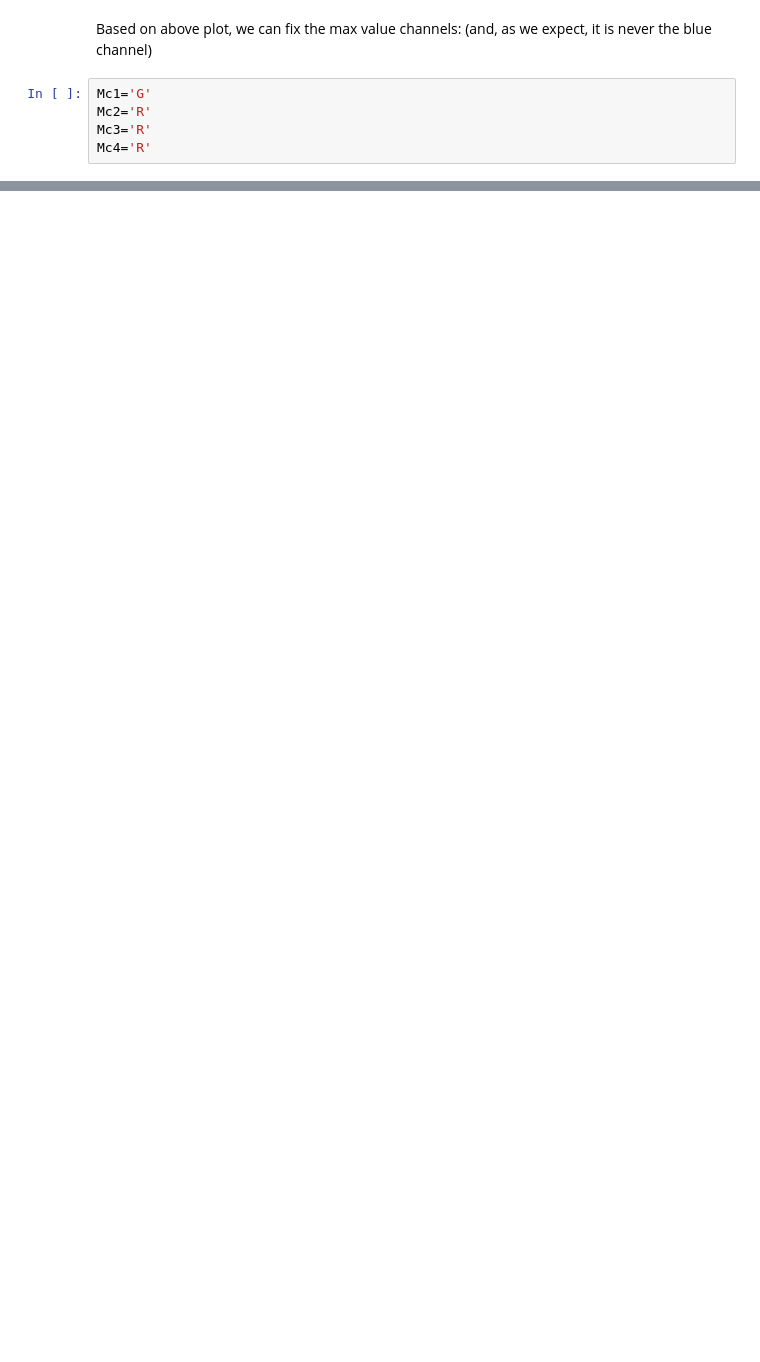
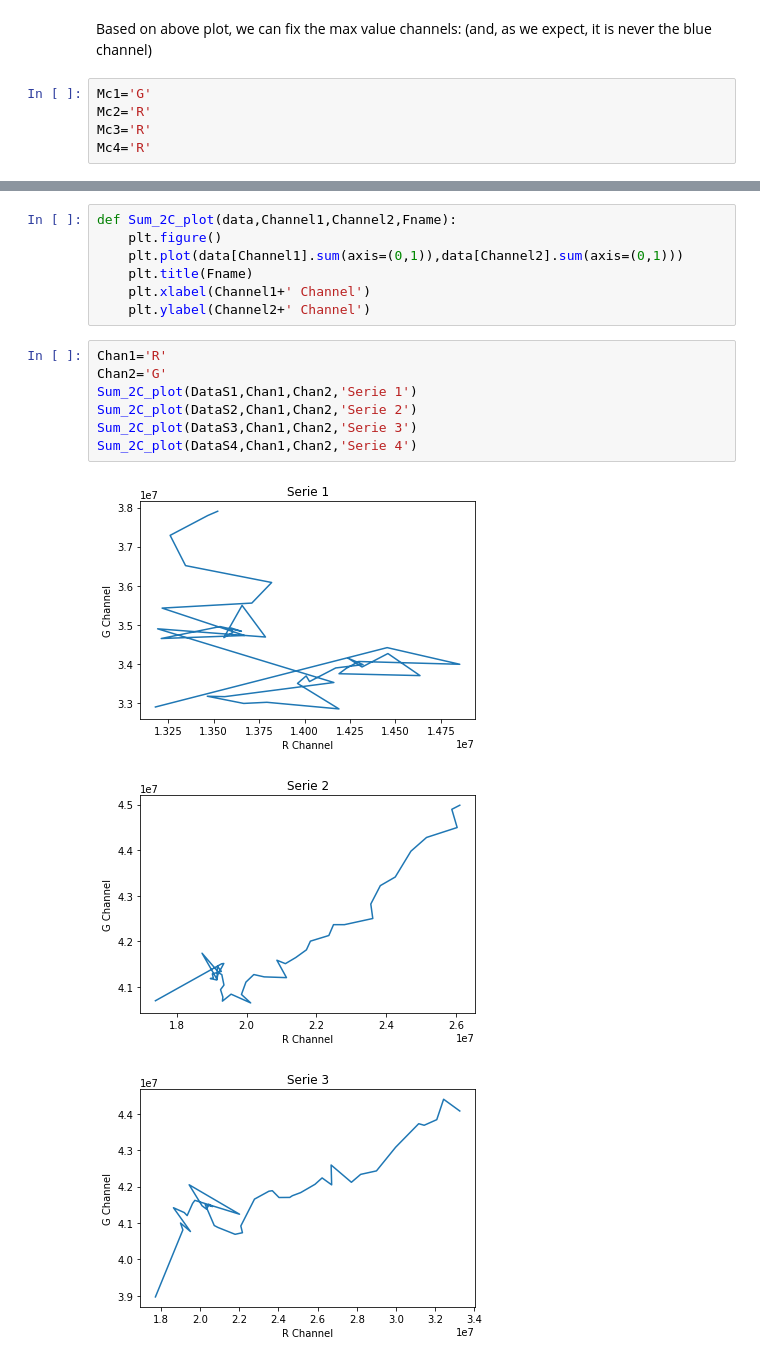
Before and after one commit to RudgeLab/FluoPi, a Jupyter notebook: Color Analysis.ipynb, the cells around one changed output, grey strips where cells are left out. Cells and saved outputs as stored; diff of their text form; blank space fills up the shorter version.

```diff
--- a/Color Analysis.ipynb
+++ b/Color Analysis.ipynb
@@ -202,0 +206,18 @@ Mc4='R'
+# %%
+def Sum_2C_plot(data,Channel1,Channel2,Fname):
+    plt.figure()
+    plt.plot(data[Channel1].sum(axis=(0,1)),data[Channel2].sum(axis=(0,1)))
+    plt.title(Fname)
+    plt.xlabel(Channel1+' Channel')
+    plt.ylabel(Channel2+' Channel')
+# %%
+Chan1='R'
+Chan2='G'
+Sum_2C_plot(DataS1,Chan1,Chan2,'Serie 1')
+Sum_2C_plot(DataS2,Chan1,Chan2,'Serie 2')
+Sum_2C_plot(DataS3,Chan1,Chan2,'Serie 3')
+Sum_2C_plot(DataS4,Chan1,Chan2,'Serie 4')
+# %% [output]
+[figure, added]
+[figure, added]
+[figure, added]
```
Also changed, not shown: parts of 3 cells of this notebook.
